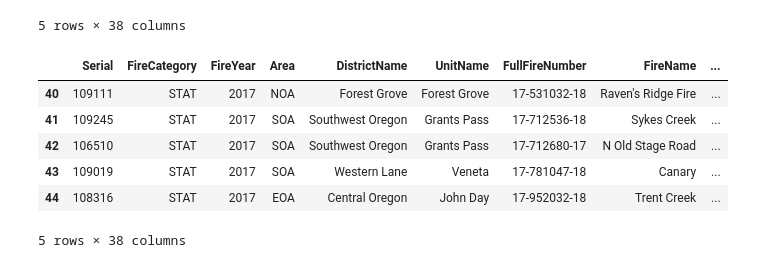
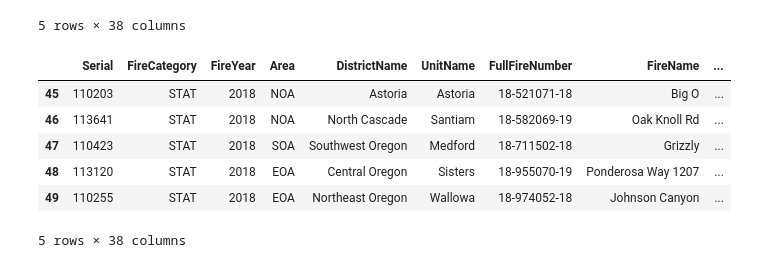
Before and after one commit to ctetreault13/Project-1-Oregon-Fire-and-wheel, a Jupyter notebook: Fire data analysis.ipynb, the cells around one changed output. Drawn from its saved outputs; the diff is of its cells as text; code cells hidden in the pictures.

```diff
--- a/Fire data analysis.ipynb
+++ b/Fire data analysis.ipynb
@@ -24,17 +24,17 @@ fire_data.head()
 #Create copy of original csv
 fire_data2= fire_data.copy()
 # %%
-#limit the year to the last 5 years (2022-5=2017 or greater
-#reduce dataframe to remove data prior to 2017
-fire_data2.drop(fire_data2.loc[fire_data2["FireYear"]<2017].index, inplace=True)
+#limit the year to the last 5 years (2022-5=2018 or greater
+#reduce dataframe to remove data prior to 2018
+fire_data2.drop(fire_data2.loc[fire_data2["FireYear"]<2018].index, inplace=True)
 fire_data2.head()
 # %% [output]
 |  | Serial | FireCategory | FireYear | Area | DistrictName | UnitName | FullFireNumber | FireName | ... |
-| 40 | 109111 | STAT | 2017 | NOA | Forest Grove | Forest Grove | 17-531032-18 | Raven's Ridge Fire | ... |
-| 41 | 109245 | STAT | 2017 | SOA | Southwest Oregon | Grants Pass | 17-712536-18 | Sykes Creek | ... |
-| 42 | 106510 | STAT | 2017 | SOA | Southwest Oregon | Grants Pass | 17-712680-17 | N Old Stage Road | ... |
-| 43 | 109019 | STAT | 2017 | SOA | Western Lane | Veneta | 17-781047-18 | Canary | ... |
-| 44 | 108316 | STAT | 2017 | EOA | Central Oregon | John Day | 17-952032-18 | Trent Creek | ... |
+| 45 | 110203 | STAT | 2018 | NOA | Astoria | Astoria | 18-521071-18 | Big O | ... |
+| 46 | 113641 | STAT | 2018 | NOA | North Cascade | Santiam | 18-582069-19 | Oak Knoll Rd | ... |
+| 47 | 110423 | STAT | 2018 | SOA | Southwest Oregon | Medford | 18-711502-18 | Grizzly | ... |
+| 48 | 113120 | STAT | 2018 | EOA | Central Oregon | Sisters | 18-955070-19 | Ponderosa Way 1207 | ... |
+| 49 | 110255 | STAT | 2018 | EOA | Northeast Oregon | Wallowa | 18-974052-18 | Johnson Canyon | ... |
 5 rows × 38 columns
 # %%
 #export fire data as csv
```
Also changed, not shown: parts of 24 cells of this notebook.
